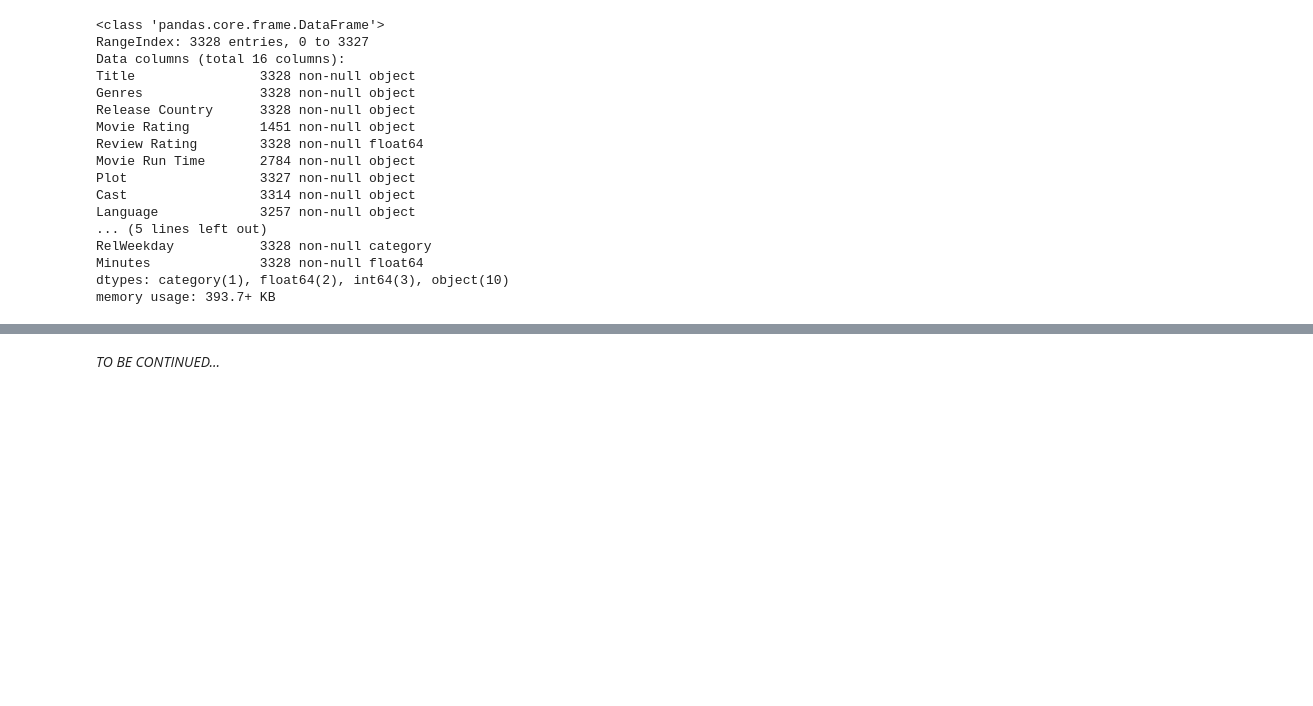
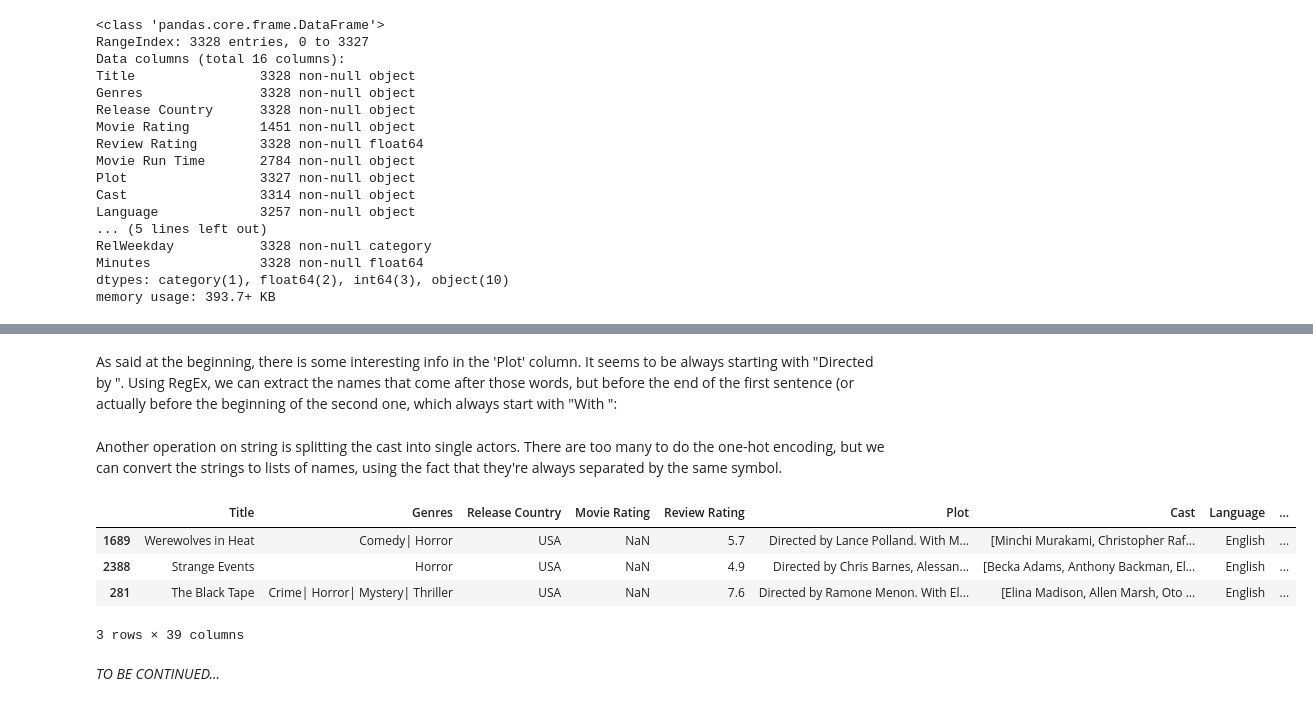
Before and after one commit to nebelgrau77/pandas-wrangling, a Jupyter notebook: horrors_IMDB.ipynb, the cells around one changed output, grey strips where cells are left out. Cells and saved outputs as stored; diff of their text form; code cells hidden in the pictures; blank space fills up the shorter version.

```diff
--- a/horrors_IMDB.ipynb
+++ b/horrors_IMDB.ipynb
@@ -368,0 +408,2 @@ memory usage: 393.7+ KB
+# %%
+horrors = horrors.drop(['Sci', 'Fi'], axis = 1)
@@ -368,0 +421,2 @@ memory usage: 393.7+ KB
+# %%
+horrors.loc[:,'Drama':'SciFi'] = horrors.loc[:,'Drama':'SciFi'].fillna(0)
@@ -369,2 +443,22 @@ memory usage: 393.7+ KB
+# %% [markdown]
+
+As said at the beginning, there is some interesting info in the 'Plot' column. It seems to be always starting with "Directed by ". Using RegEx, we can extract the names that come after those words, but before the end of the first sentence (or actually before the beginning of the second one, which always start with "With ":
+# %%
+pattern = '(?<=by\s)(.*?)(?:. With)' #non-greedy, any number of characters, preceded by the string "by ", followed by ". With"
+
+horrors['Director'] = horrors['Plot'].str.extract(pattern, expand = True)
+# %% [markdown]
+
+Another operation on string is splitting the cast into single actors. There are too many to do the one-hot encoding, but we can convert the strings to lists of names, using the fact that they're always separated by the same symbol.
+# %%
+horrors['Cast'] = horrors['Cast'].str.split('(?:[|])')
+# %%
+horrors.sample(3)
+# %% [output]
+|  | Title | Genres | Release Country | Movie Rating | Review Rating | Plot | Cast | Language | ... |
+| 1689 | Werewolves in Heat | Comedy| Horror | USA | NaN | 5.7 | Directed by Lance Polland. With M... | [Minchi Murakami, Christopher Raf... | English | ... |
+| 2388 | Strange Events | Horror | USA | NaN | 4.9 | Directed by Chris Barnes, Alessan... | [Becka Adams, Anthony Backman, El... | English | ... |
+| 281 | The Black Tape | Crime| Horror| Mystery| Thriller | USA | NaN | 7.6 | Directed by Ramone Menon. With El... | [Elina Madison, Allen Marsh, Oto ... | English | ... |
+3 rows × 39 columns
 # %% [markdown]
 _TO BE CONTINUED..._
```
Also changed, not shown: parts of 9 cells of this notebook.
